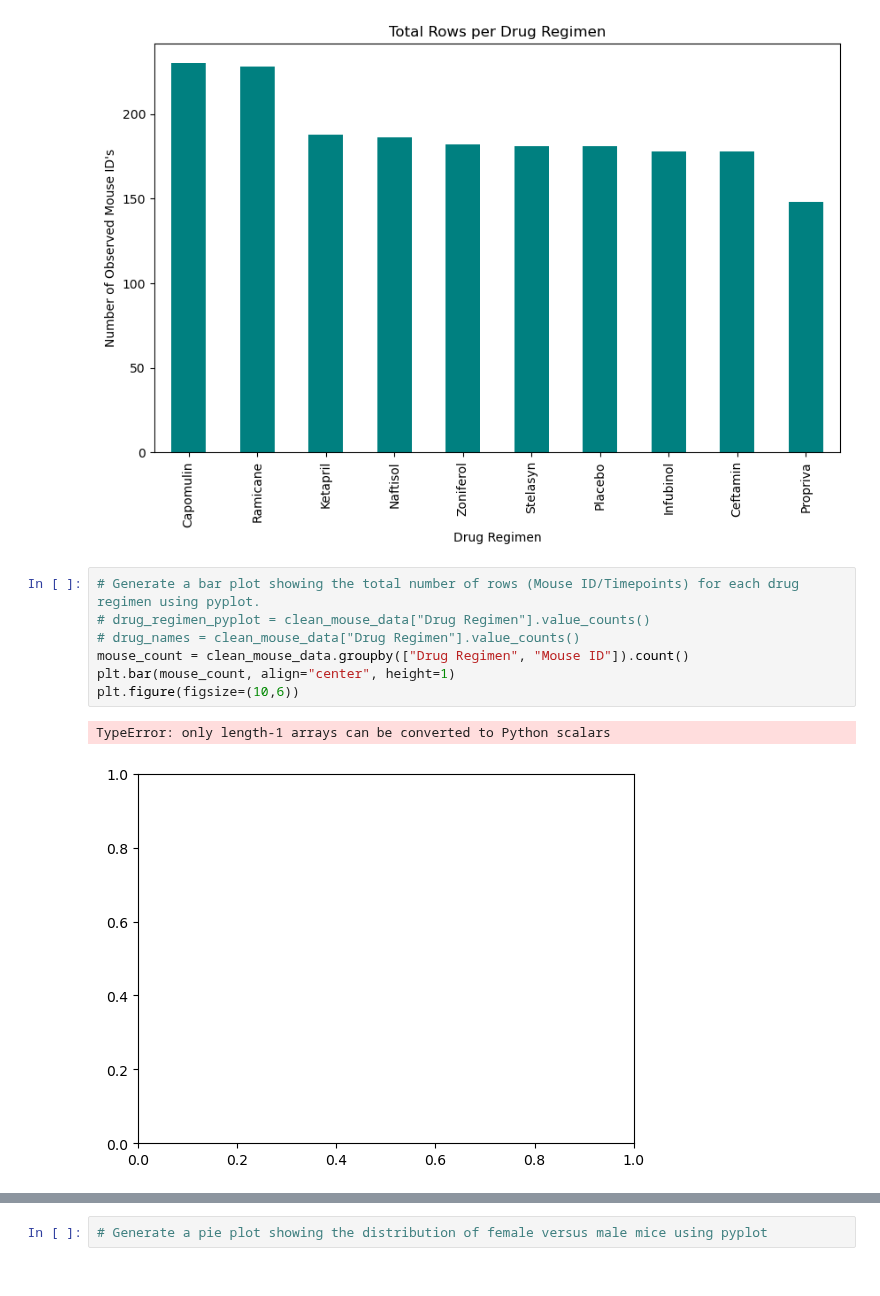
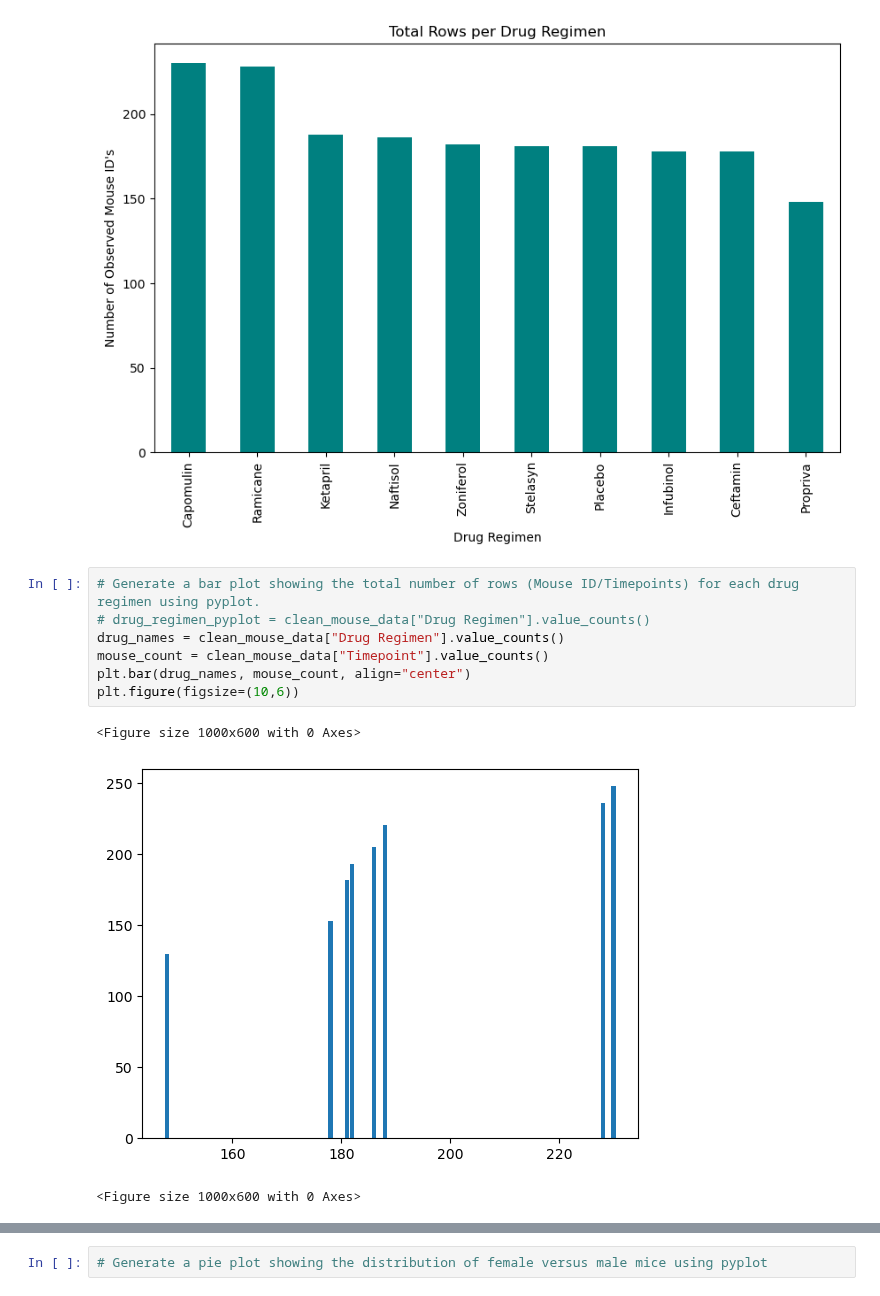
Before and after one commit to Data-Miner99/matplotlib-challenge, a Jupyter notebook: Pymaceuticals/pymaceuticals_code.ipynb, the cells around one changed output, grey strips where cells are left out. Drawn from its saved outputs; the diff is of its cells as text.

Commit message:
Data Visualization

```diff
--- a/Pymaceuticals/pymaceuticals_code.ipynb
+++ b/Pymaceuticals/pymaceuticals_code.ipynb
@@ -165,12 +165,13 @@ drug_regimen_pdplot.plot(kind="bar", xlabel="Drug Regimen",ylabel="Number of Obs
 # %%
 # Generate a bar plot showing the total number of rows (Mouse ID/Timepoints) for each drug regimen using pyplot.
 # drug_regimen_pyplot = clean_mouse_data["Drug Regimen"].value_counts()
-# drug_names = clean_mouse_data["Drug Regimen"].value_counts()
-mouse_count = clean_mouse_data.groupby(["Drug Regimen", "Mouse ID"]).count()
-plt.bar(mouse_count, align="center", height=1)
+drug_names = clean_mouse_data["Drug Regimen"].value_counts()
+mouse_count = clean_mouse_data["Timepoint"].value_counts()
+plt.bar(drug_names, mouse_count, align="center")
 plt.figure(figsize=(10,6))
 # %% [output]
-TypeError: only length-1 arrays can be converted to Python scalars
+<Figure size 1000x600 with 0 Axes>
-[figure, old version]
+[figure, new version]
+<Figure size 1000x600 with 0 Axes>
 # %%
 # Generate a pie plot showing the distribution of female versus male mice using Pandas
```
Also changed, not shown: parts of 1 cell of this notebook.
